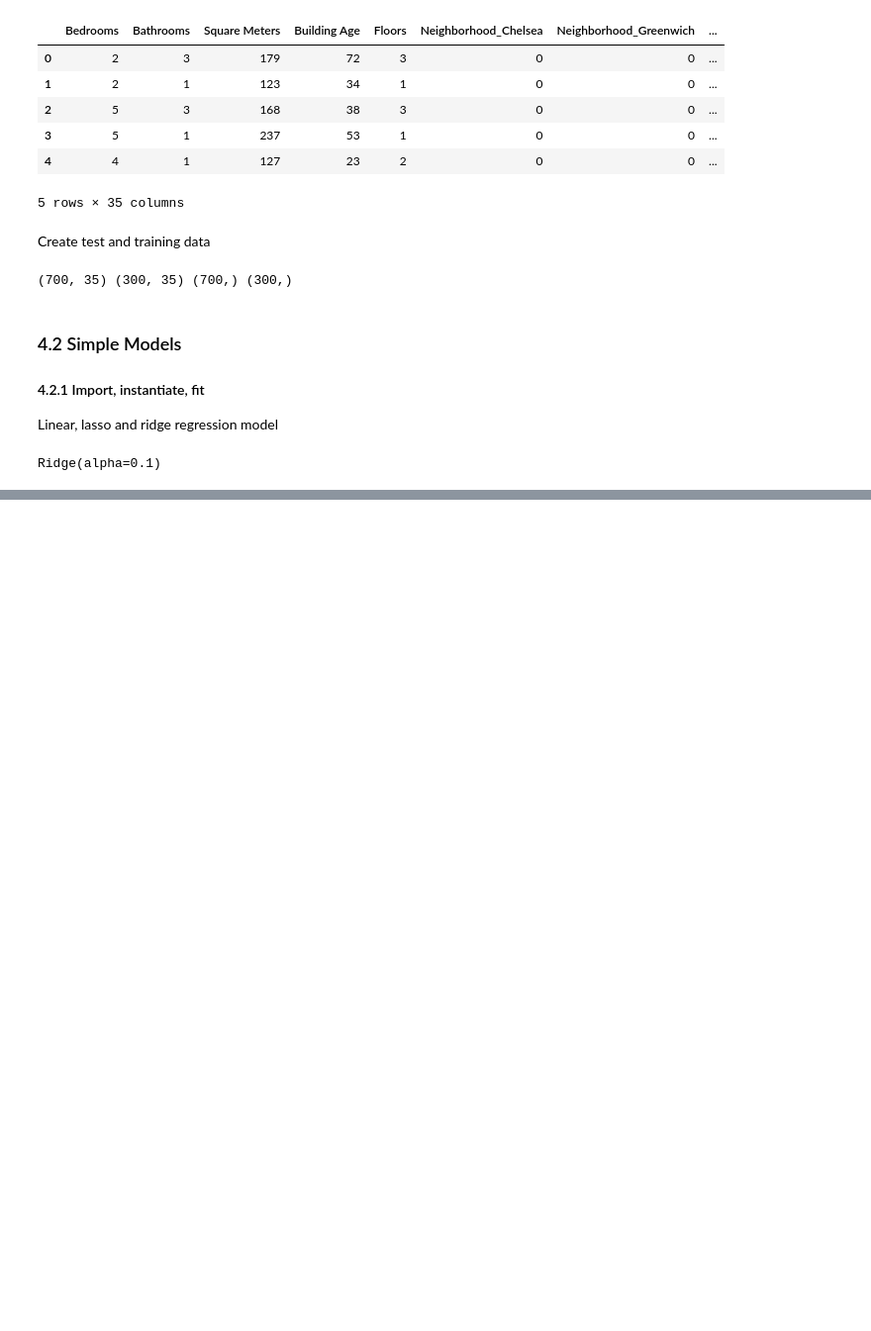
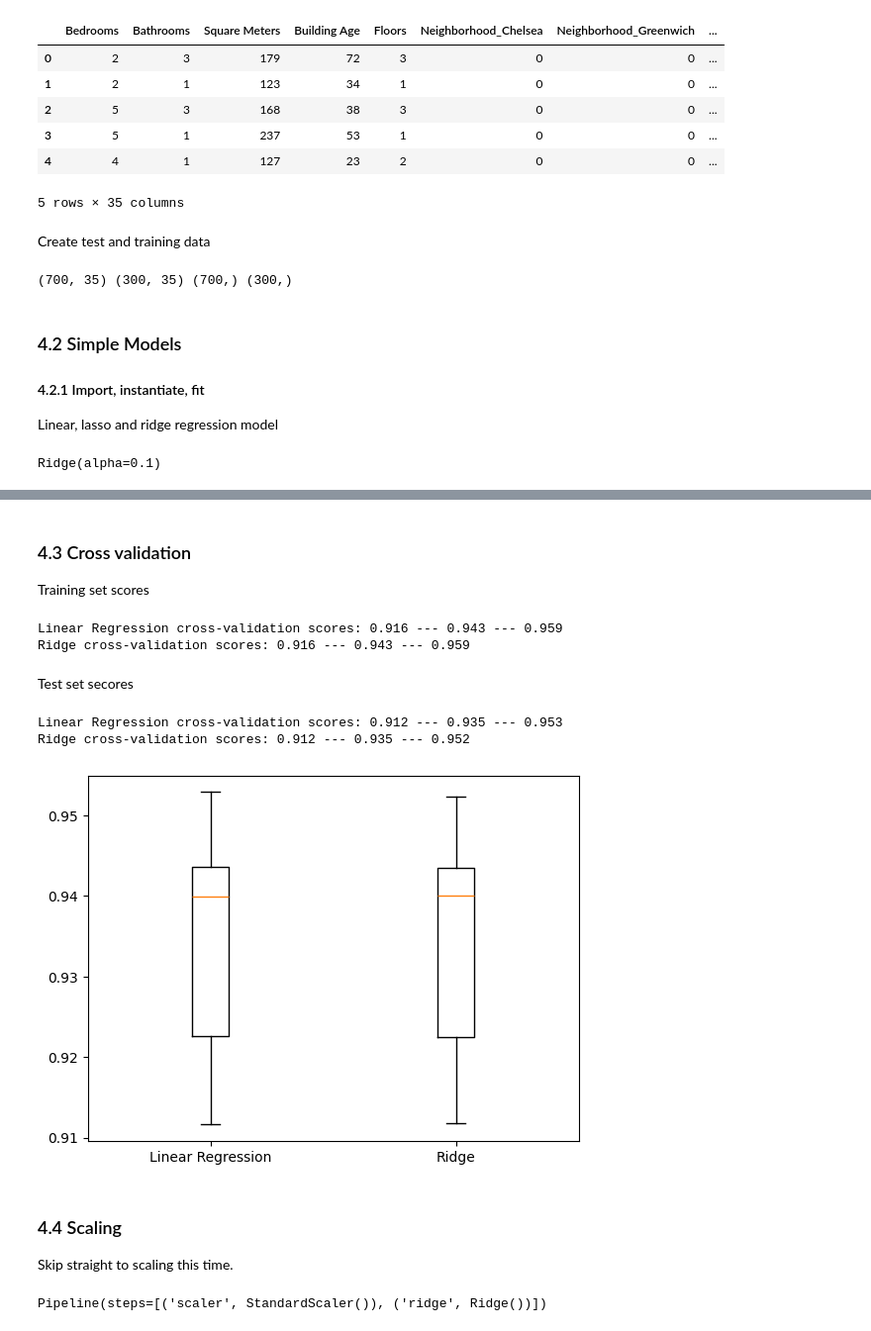
Before and after one commit to rsamconn/London-housing, a Jupyter notebook: Regression_analysis.ipynb, the cells around one changed output, grey strips where cells are left out. Shown at 99% size. Drawn from its saved outputs; the diff is of its cells as text; code cells hidden in the pictures; blank space fills up the shorter version.

```diff
--- a/Regression_analysis.ipynb
+++ b/Regression_analysis.ipynb
@@ -838,0 +845,54 @@ Ridge training--testing R²: 0.9498--0.9430
+# %% [markdown]
+### 4.3 Cross validation
+Training set scores
+# %%
+cross_vals_all_train = multi_cross_val_score(
+    models = models_all,
+    X = X_train_all,
+    y = y_train_all,
+    kf = kf10
+)
+# %% [output]
+Linear Regression cross-validation scores: 0.916 --- 0.943 --- 0.959
+Ridge cross-validation scores: 0.916 --- 0.943 --- 0.959
+# %% [markdown]
+Test set secores
+# %%
+cross_vals_all_test = multi_cross_val_score(
+    models = models_all,
+    X = X_test_all,
+    y = y_test_all,
+    kf = kf10
+)
+# %% [output]
+Linear Regression cross-validation scores: 0.912 --- 0.935 --- 0.953
+Ridge cross-validation scores: 0.912 --- 0.935 --- 0.952
+# %%
+plt.boxplot(
+    [model_result for model_result in cross_vals_all_test.values()],
+    labels = [model_name for model_name in cross_vals_all_test.keys()]
+)
+plt.show()
+# %% [output]
+[figure, added]
+# %% [markdown]
+### 4.4 Scaling
+
+Skip straight to scaling this time.
+# %%
+steps_linreg = [('scaler', StandardScaler()),
+                  ('lasso', LinearRegression())]
+steps_lasso = [('scaler', StandardScaler()),
+                  ('lasso', Lasso())]
+steps_ridge = [('scaler', StandardScaler()),
+                  ('ridge', Ridge())]
+
+pipeline_linreg_all_scaled = Pipeline(steps_linreg)
+pipeline_lasso_all_scaled = Pipeline(steps_lasso)
+pipeline_ridge_all_scaled = Pipeline(steps_ridge)
+
+pipeline_linreg_all_scaled.fit(X_train_all, y_train_all)
+pipeline_lasso_all_scaled.fit(X_train_all, y_train_all)
+pipeline_ridge_all_scaled.fit(X_train_all, y_train_all)
+# %% [output]
+Pipeline(steps=[('scaler', StandardScaler()), ('ridge', Ridge())])
```
Also changed, not shown: parts of 58 cells of this notebook, 1 other file.
